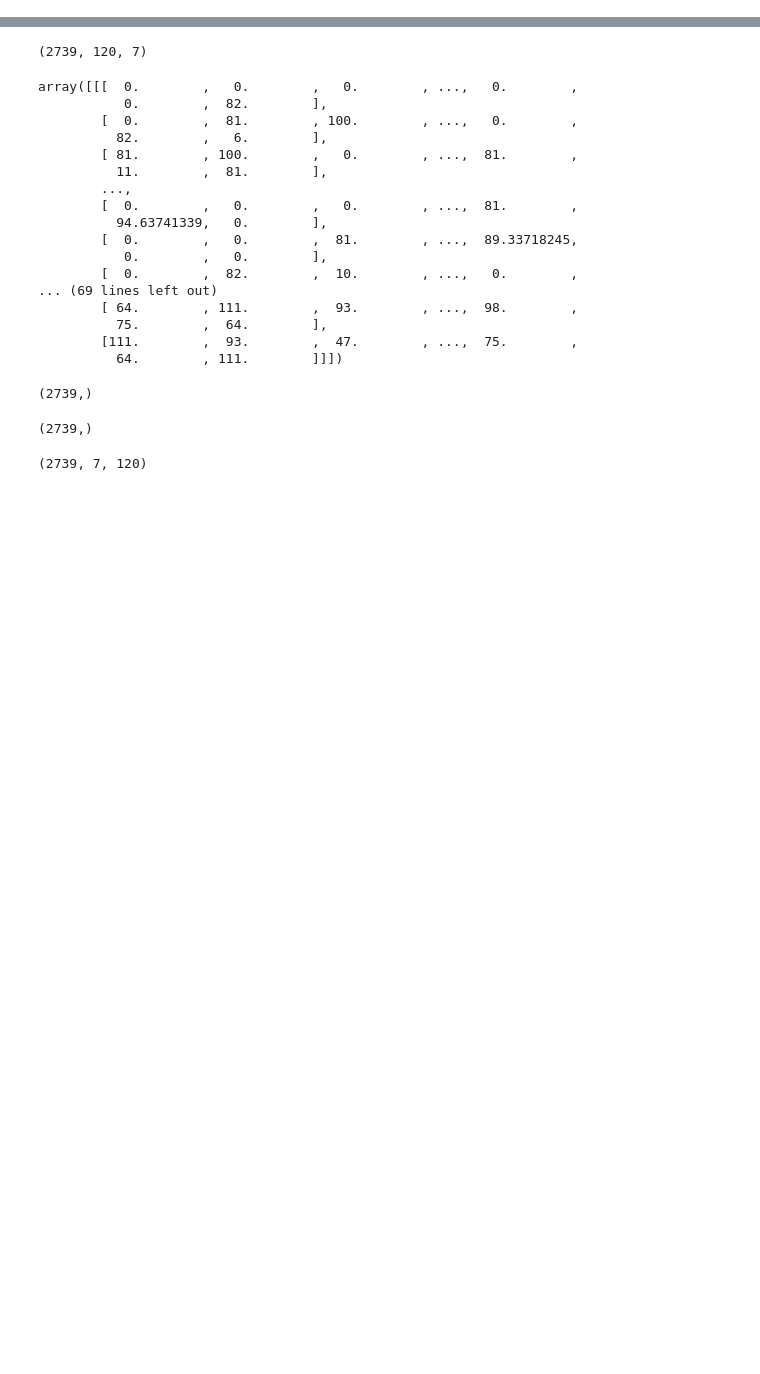
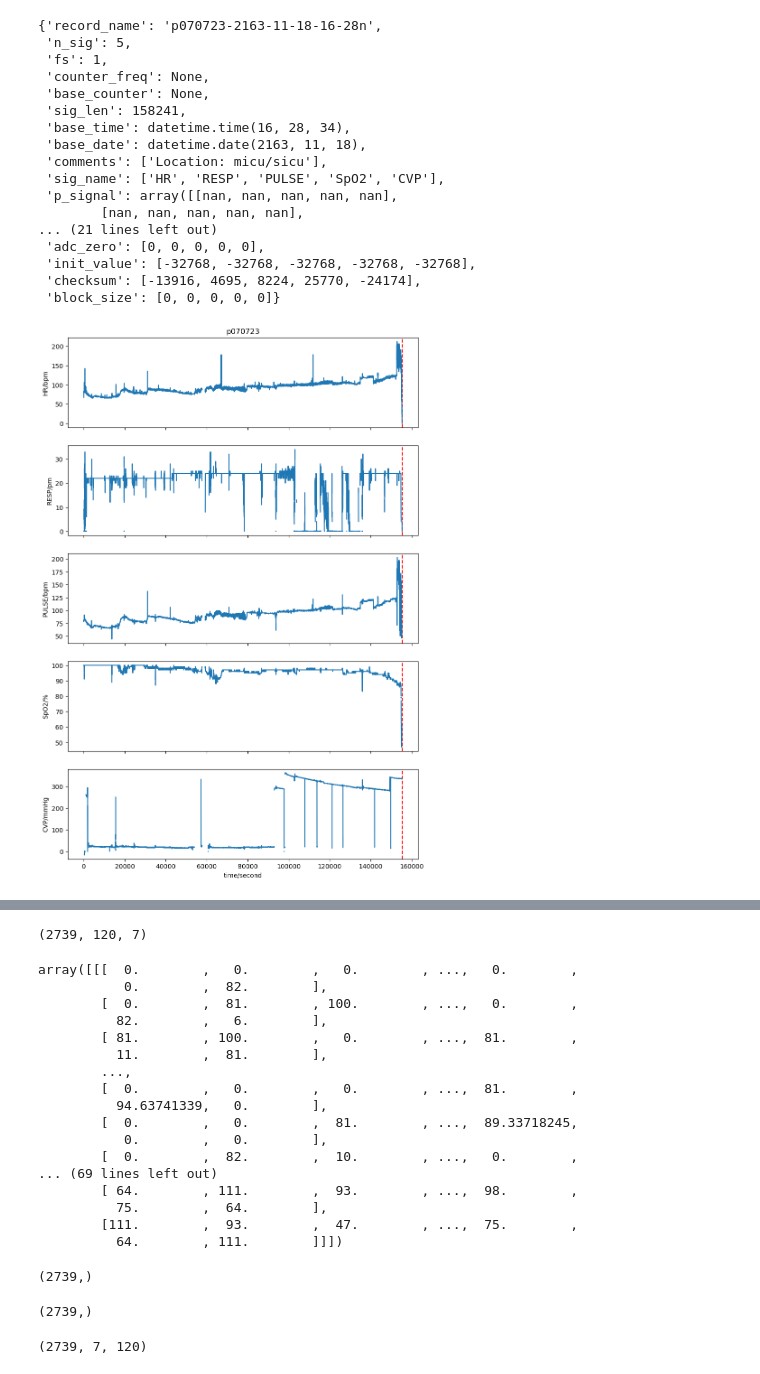
Before and after one commit to travistangvh/time-series-kafka-demo, a Jupyter notebook: bin/explore_torch.ipynb, the cells around one changed output, grey strips where cells are left out. Saved outputs shown, nothing was run; the diff lists cells and outputs as text; code cells hidden in the pictures; blank space fills up the shorter version.

Commit message:
changed model and predictStream

```diff
--- a/bin/explore_torch.ipynb
+++ b/bin/explore_torch.ipynb
@@ -40,11 +33,0 @@ import matplotlib.pyplot as plt
-# %%
-# MOUNTPATH = '/mount'
-MOUNTPATH = '../'
-DATAPATH = MOUNTPATH + '/data'
-MIMICPATH = DATAPATH + '/mimic3/mimic-iii-clinical-database-1.4'
-DEMOPATH = DATAPATH + '/mimic3/mimic-iii-clinical-database-demo-1.4'
-WAVEFPATH = DATAPATH + '/waveform/physionet.org/files/mimic3wdb-matched/1.0'
-def get_waveform_path(patientid, recordid):
-    return WAVEFPATH + f'/{patientid[0:3]}/{patientid}/{recordid}'
-CHANNEL_NAMES = ['HR','RESP','PULSE','etco2', 'SpO2', 'CVP','AWRR', 'NBP Mean',  'NBP Dias',   'NBP Sys']
-OUTPUTPATH = MOUNTPATH + '/model'
@@ -75,0 +220,45 @@ To adjust logging level use sc.setLogLevel(newLevel). For SparkR, use setLogLeve
+# %%
+# Use patient 70723 as an example
+
+# Information needed
+# - SUBJECTID
+# - STARTTIME (Cardiac arrest time)
+# - RECORDNAME
+# - BASETIME
+# - ENDTIME
+# - Age
+
+# We assume that all these information are conveninently stored in a table for us,
+# and we will start from there. Here, we define them as constants.
+# Later we will move them to a table and read from there.
+
+# Defining constants
+SUBJECTID = 70723
+RECORDNAME = 'p070723-2163-11-18-16-28n'
+BASETIME = get_base_time(RECORDNAME)
+ENDTIME, RECORD_PRESENT = get_ending_time(RECORDNAME)
+CATIME = datetime.datetime.strptime('2163-11-20 11:37:20', '%Y-%m-%d %H:%M:%S') # ORIGINALLY 2163-11-18 15:06:00 (TIME OF NOTEEVENTS)
+SPLITTIME = CATIME - datetime.timedelta(hours=2)
+FINISHTIME = SPLITTIME - datetime.timedelta(minutes=5)
+AGE = 60
+# %%
+plot_waveform(ca_time_str = CATIME.strftime('%Y-%m-%d %H:%M:%S'), record_name = RECORDNAME)
+# %% [output]
+{'record_name': 'p070723-2163-11-18-16-28n',
+ 'n_sig': 5,
+ 'fs': 1,
+ 'counter_freq': None,
+ 'base_counter': None,
+ 'sig_len': 158241,
+ 'base_time': datetime.time(16, 28, 34),
+ 'base_date': datetime.date(2163, 11, 18),
+ 'comments': ['Location: micu/sicu'],
+ 'sig_name': ['HR', 'RESP', 'PULSE', 'SpO2', 'CVP'],
+ 'p_signal': array([[nan, nan, nan, nan, nan],
+        [nan, nan, nan, nan, nan],
+... (21 lines left out)
+ 'adc_zero': [0, 0, 0, 0, 0],
+ 'init_value': [-32768, -32768, -32768, -32768, -32768],
+ 'checksum': [-13916, 4695, 8224, 25770, -24174],
+ 'block_size': [0, 0, 0, 0, 0]}
+[figure, added]
```
Also changed, not shown: parts of 16 cells of this notebook, 7 other files.
